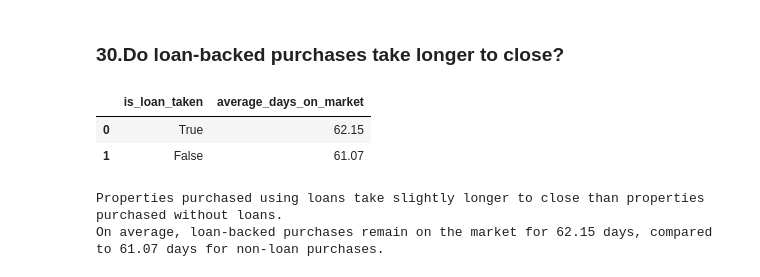
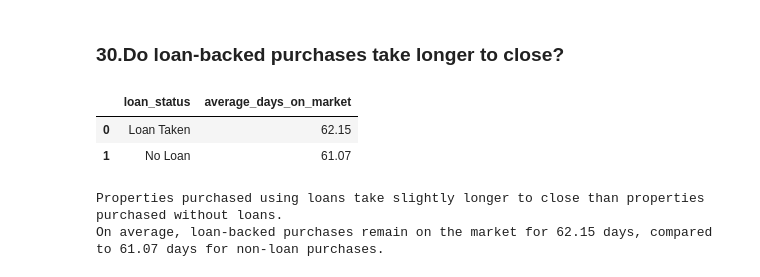
Before and after one commit to mukundnaramesh2605/guvi-python-sql-pandas-project-1, a Jupyter notebook: project.ipynb, the cells around one changed output. Drawn from its saved outputs; the diff is of its cells as text; code cells hidden in the pictures.

```diff
--- a/project.ipynb
+++ b/project.ipynb
@@ -206,6 +206,9 @@ cursor = conn.cursor()
 conn.execute("PRAGMA foreign_keys = ON;")
 # %% [output]
 <sqlite3.Cursor at 0x...>
+# %%
+def run_query(query):
+    return pd.read_sql(query, conn)
 # %%
 #Query to create the agents table
 agents_table_query = """
@@ -1304,25 +1292,25 @@ Cheque and Bank Transfer are used slightly less frequently, with almost identica
 # %%
 query30 = """
 select CASE
-		WHEN b.loantaken = 1 THEN 'True'
-        ELSE 'False'
-        END AS is_loan_taken,
+		WHEN b.loantaken = 1 THEN 'Loan Taken'
+        ELSE 'No Loan'
+        END AS loan_status,
 		ROUND(AVG(s.daysonmarket),2 ) as average_days_on_market
 from buyers b
 join sales s on b.saleid = s.listingid
-group by b.loantaken
+group by loan_status
 order by average_days_on_market desc;
 """
-result30 = pd.read_sql(query30, conn)
+result30 = run_query(query30)
 display(result30)
 interpretation = """
 Properties purchased using loans take slightly longer to close than properties purchased without loans.
 On average, loan-backed purchases remain on the market for 62.15 days, compared to 61.07 days for non-loan purchases.
 """
 print(interpretation)
 # %% [output]
-|  | is_loan_taken | average_days_on_market |
-| 0 | True | 62.15 |
-| 1 | False | 61.07 |
+|  | loan_status | average_days_on_market |
+| 0 | Loan Taken | 62.15 |
+| 1 | No Loan | 61.07 |
 Properties purchased using loans take slightly longer to close than properties purchased without loans.
 On average, loan-backed purchases remain on the market for 62.15 days, compared to 61.07 days for non-loan purchases.
```
Also changed, not shown: parts of 36 cells of this notebook.
